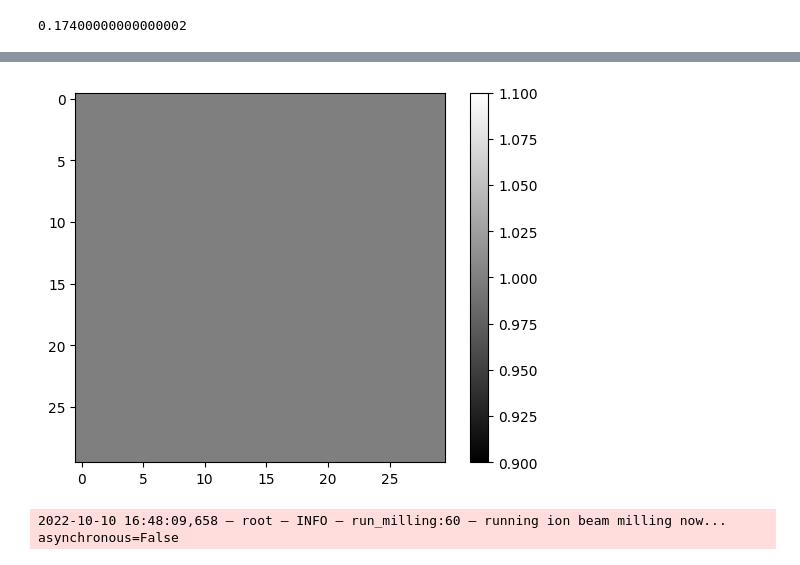
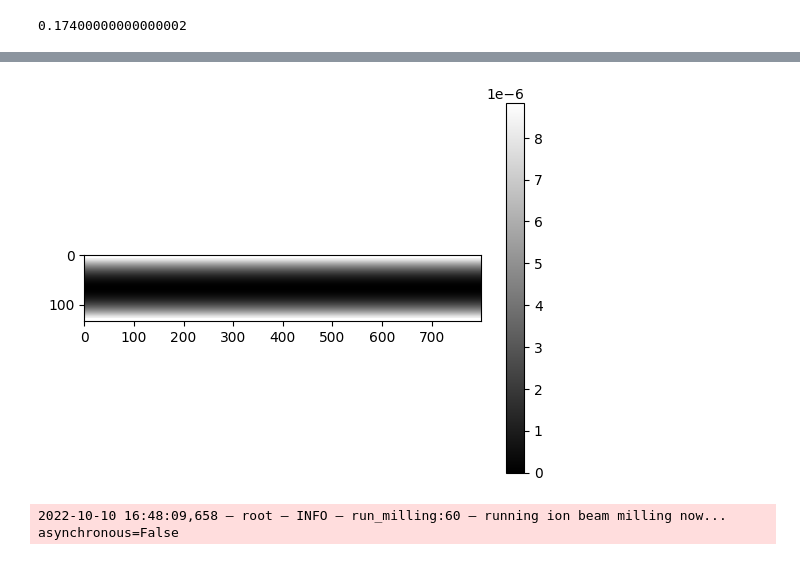
Before and after one commit to DeMarcoLab/vulcan, a Jupyter notebook: vulcan/notebook.ipynb, the cells around one changed output, grey strips where cells are left out. Saved outputs shown, nothing was run; the diff lists cells and outputs as text; code cells hidden in the pictures.

Commit message:
[EXP] submicron sheets

```diff
--- a/vulcan/notebook.ipynb
+++ b/vulcan/notebook.ipynb
@@ -103,7 +103,7 @@ print(c, type(c))
 milling.setup_milling(
     microscope,
     application_file=settings.system.application_file,
-    hfw=80e-6
+    hfw=900e-6
 )
 
 microscope.patterning.clear_patterns()
@@ -111,20 +111,29 @@ microscope.patterning.clear_patterns()
 import numpy as np
 
 # profile pattern
-# np_path = r"C:\Users\Admin\Github\vulcan\vulcan\vulcan_demo_2022-10-07.03-03-00PM\stitch_profile.npy"
-# arr = np.load(np_path)
+np_path = r"C:\Users\Admin\Github\vulcan\vulcan\submicron_2022-10-11.04-19-59PM/sub_um_sheet.npy"
+arr = np.load(np_path)
 
-arr = np.ones(shape=(30, 30))
+# arr = np.ones(shape=(30, 30))
 
-path  = r"C:\Users\Admin\Github\vulcan\vulcan\vulcan_demo_2022-10-10.03-14-48PM/stitch_profile.bmp"
-arr = utils.transform_profile(arr, invert=False, rotate=False)
+path  = r"C:\Users\Admin\Github\vulcan\vulcan\submicron_2022-10-11.04-19-59PM/profile.bmp"
+arr = utils.transform_profile(arr, invert=True, rotate=True)
 plt.imshow(arr, cmap="gray")
 plt.colorbar()
 plt.show()
 utils.save_profile_to_bmp(arr, path)
 
-width = 20e-6
-offset = 1.5e-6
 
-n_iteration = 300
+width = 800e-6
+height = 120e-6
+depth = 8.85178e-6
+
+mill_settings = MillingSettings(centre_x = 0, width=width, height=height, depth=0.6e-6)
+rect_pattern = milling._draw_rectangle_pattern_v2(microscope, mill_settings)
+
+# bmp milling
+bitmap_pattern  =  BitmapPatternDefinition.load(path)
+mill_settings = MillingSettings(centre_x = 0, width =width, height=height, depth=depth)
+pattern1 = milling._draw_bitmap_pattern(microscope, mill_settings, bitmap_pattern)
+pattern1.scan_direction = "DynamicAllDirections"
 # %% [output]
@@ -133,4 +142,4 @@ n_iteration = 300
-[figure, old version]
+[figure, new version]
 # %%
 milling.setup_milling(
     microscope,
```
Also changed, not shown: parts of 2 cells of this notebook, 1 other file.
